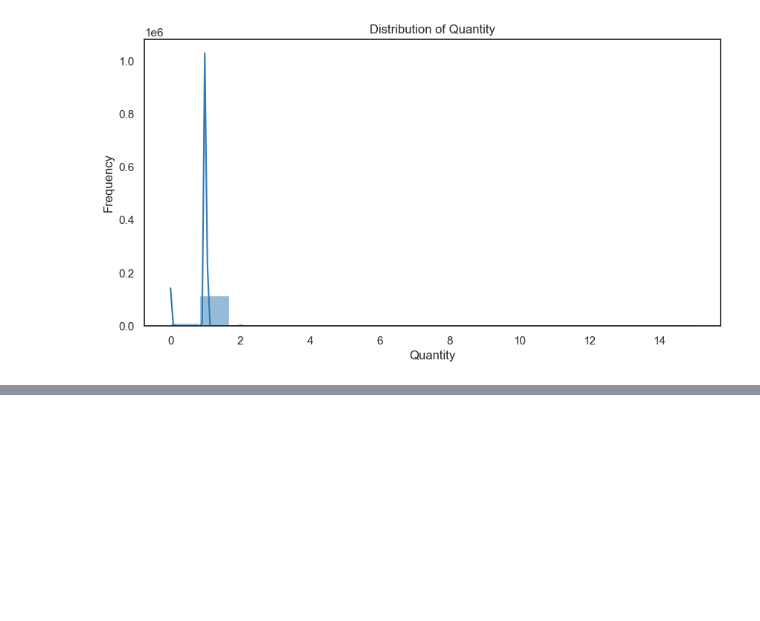
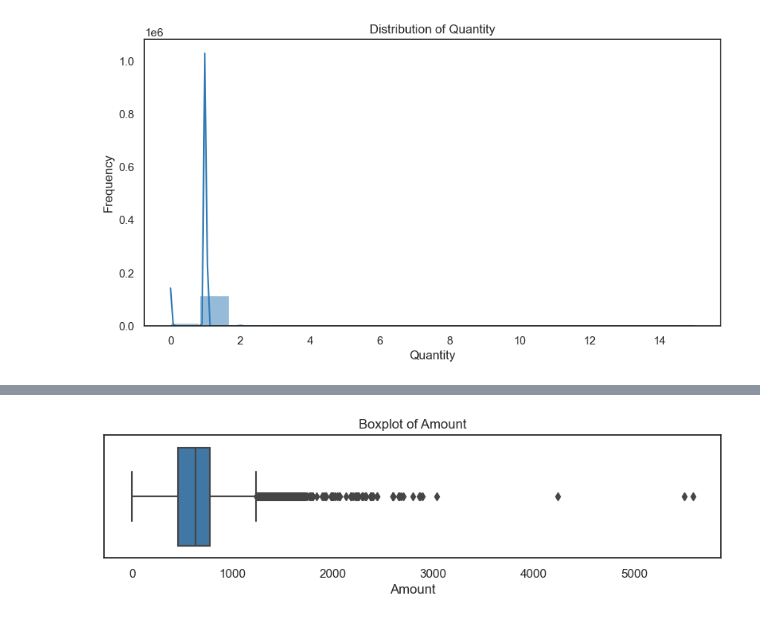
Before and after one commit to ShahdMostafa30/Amazon-Sales-Analysis, a Jupyter notebook: Amazon Sales.ipynb, the cells around one changed output, grey strips where cells are left out. Cells and saved outputs as stored; diff of their text form; code cells hidden in the pictures; blank space fills up the shorter version.

```diff
--- a/Amazon Sales.ipynb
+++ b/Amazon Sales.ipynb
@@ -150,0 +181,25 @@ plt.show()
+# %%
+# The above diagram have shown that ship city, ship state, ship country , ship postal code have a perfect(high) correlation
+# Amount, Currency also have perfect correlations
+# Courier Status, Promotion ids have moderate positive correlations
+# Courier Status, fulfilled by have moderate negative correlation
+
+# Handle missing values
+
+# Drop promotional ids column
+AmazonDF = AmazonDF.drop(["promotion-ids"], axis=1)
+
+# Mode Imputation for other categorical data
+AmazonDF['ship-city'] = AmazonDF['ship-city'].fillna(AmazonDF['ship-city'].mode()[0])
+AmazonDF['ship-state'] = AmazonDF['ship-state'].fillna(AmazonDF['ship-state'].mode()[0])
+AmazonDF['ship-postal-code'] = AmazonDF['ship-postal-code'].fillna(AmazonDF['ship-postal-code'].mode()[0])
+AmazonDF['ship-country'] = AmazonDF['ship-country'].fillna(AmazonDF['ship-country'].mode()[0])
+AmazonDF["Courier Status"] = AmazonDF["Courier Status"].fillna(AmazonDF["Courier Status"].mode()[0])
+AmazonDF["fulfilled-by"] = AmazonDF["fulfilled-by"].fillna(AmazonDF["fulfilled-by"].mode()[0])
+AmazonDF["currency"] = AmazonDF["currency"].fillna(AmazonDF["currency"].mode()[0])
+
+# Mean Imputation for numerical data
+AmazonDF['Amount'] = AmazonDF['Amount'].fillna(AmazonDF['Amount'].mean())
+
+# check for missing values
+AmazonDF.isnull().sum()
@@ -150,0 +224,10 @@ plt.show()
+# %%
+# Identify and treat outliers in numerical columns to ensure data quality.
+# Outlier detection using boxplot
+fig, ax = plt.subplots(figsize=(10, 2))
+sns.boxplot(x=AmazonDF['Amount'] , ax=ax)
+plt.title('Boxplot of Amount')
+plt.xlabel('Amount')
+plt.show()
+# %% [output]
+[figure, added]
```
Also changed, not shown: parts of 15 cells of this notebook.
